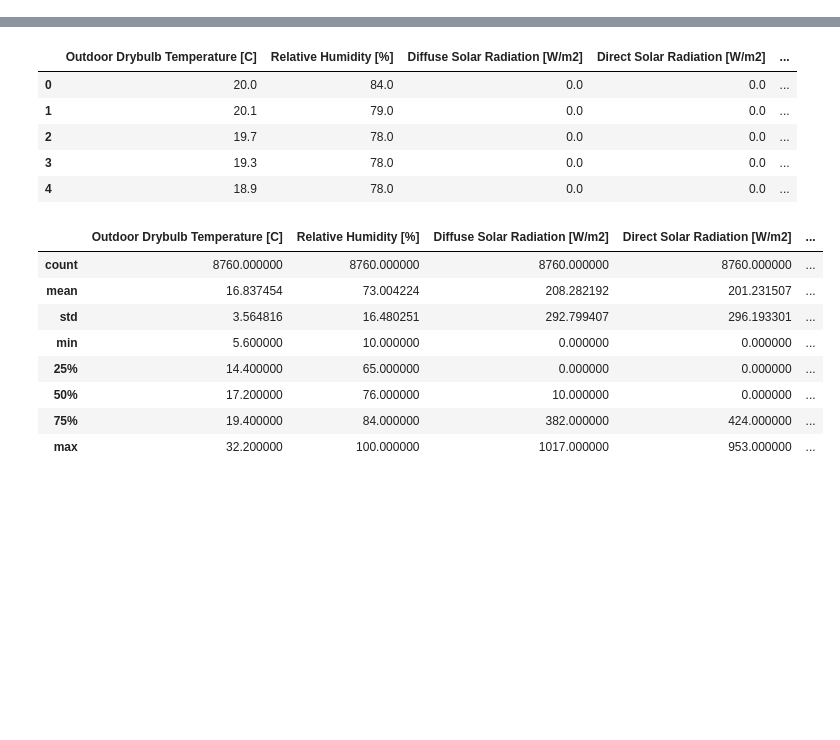
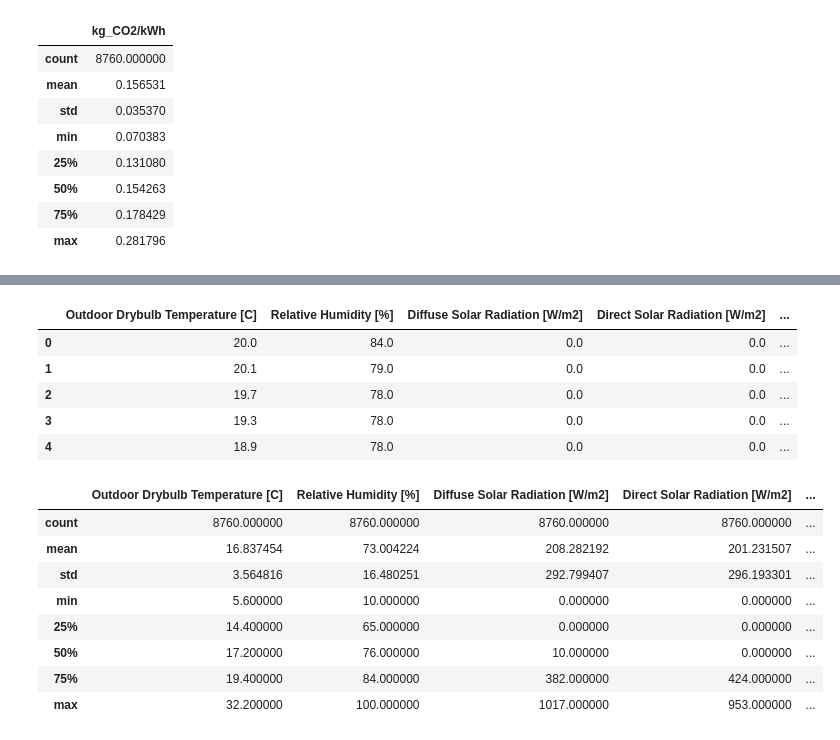
Before and after one commit to TeamEpochGithub/citylearn2022, a Jupyter notebook: analysis/visualization.ipynb, the cells around one changed output, grey strips where cells are left out. Saved outputs shown, nothing was run; the diff lists cells and outputs as text; code cells hidden in the pictures; blank space fills up the shorter version.

```diff
--- a/analysis/visualization.ipynb
+++ b/analysis/visualization.ipynb
@@ -60,0 +88,12 @@ plt.show()
+# %%
+df_carbon.describe()
+# %% [output]
+|  | kg_CO2/kWh |
+| count | 8760.000000 |
+| mean | 0.156531 |
+| std | 0.035370 |
+| min | 0.070383 |
+| 25% | 0.131080 |
+| 50% | 0.154263 |
+| 75% | 0.178429 |
+| max | 0.281796 |
```
Also changed, not shown: parts of 7 cells of this notebook, 3 other files.
